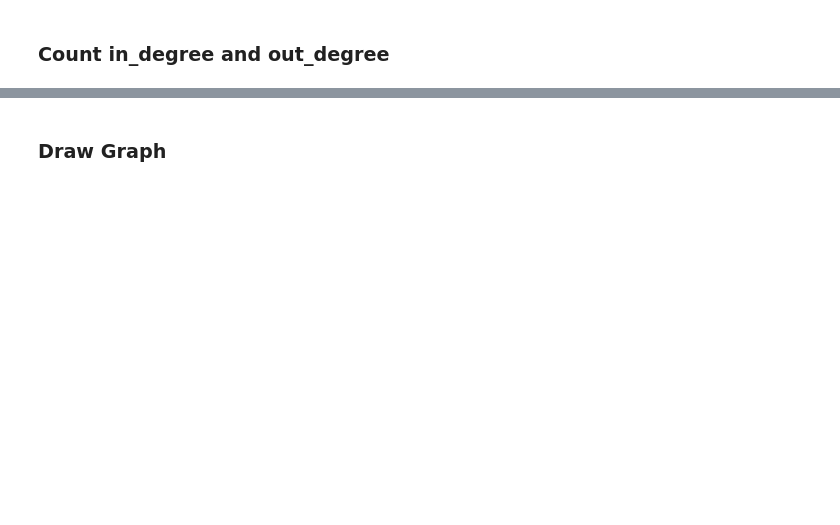
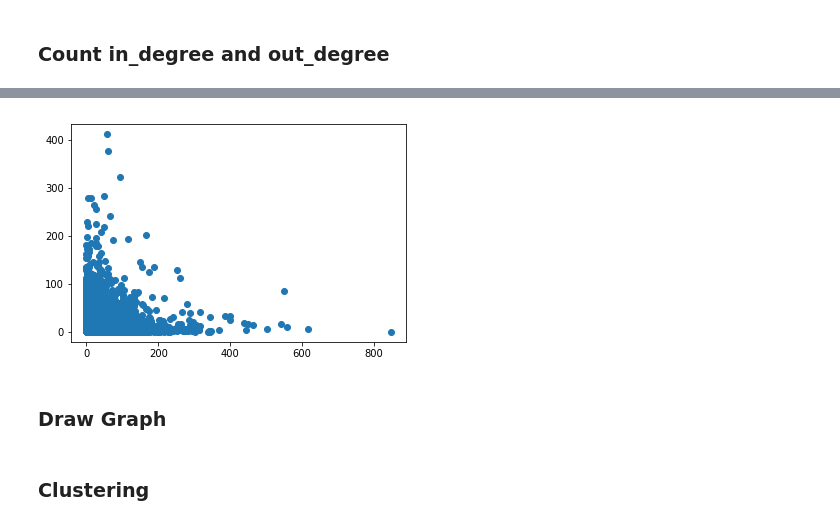
Before and after one commit to irfanariq/graph_mining, a Jupyter notebook: graph_mining.ipynb, the cells around one changed output, grey strips where cells are left out. Drawn from its saved outputs; the diff is of its cells as text; code cells hidden in the pictures; blank space fills up the shorter version.

```diff
--- a/graph_mining.ipynb
+++ b/graph_mining.ipynb
@@ -104,3 +170,8 @@ no in degree  2
+# %%
+plt.scatter(pd_data['in_degree'],pd_data['out_degree'])
+plt.show()
+# %% [output]
+[figure, added]
 # %% [markdown]
 ### Draw Graph
 # %%
@@ -133,0 +205,2 @@ in_graph.draw('in_graphcitation.png', prog="circo")
+# %% [markdown]
+### Clustering
```
Also changed, not shown: parts of 8 cells of this notebook.
